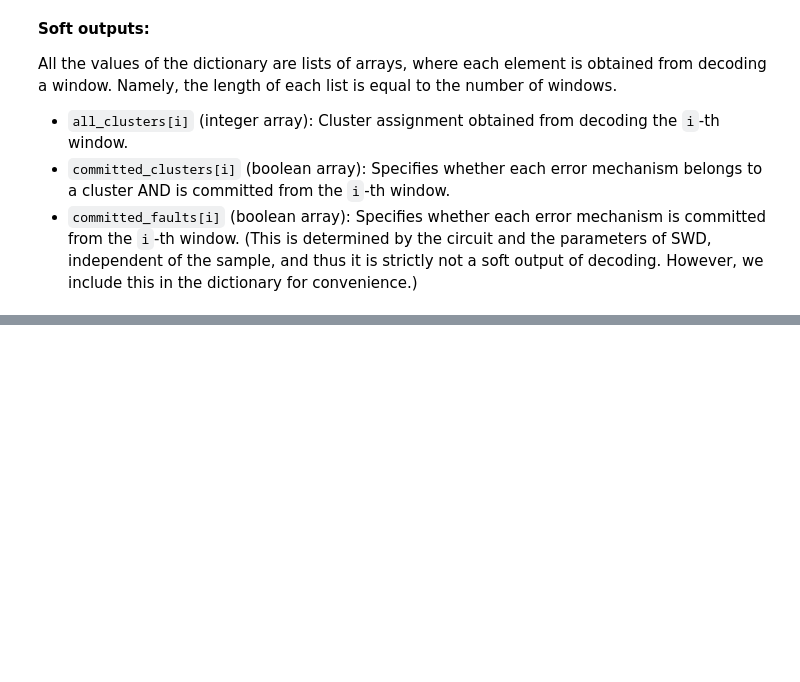
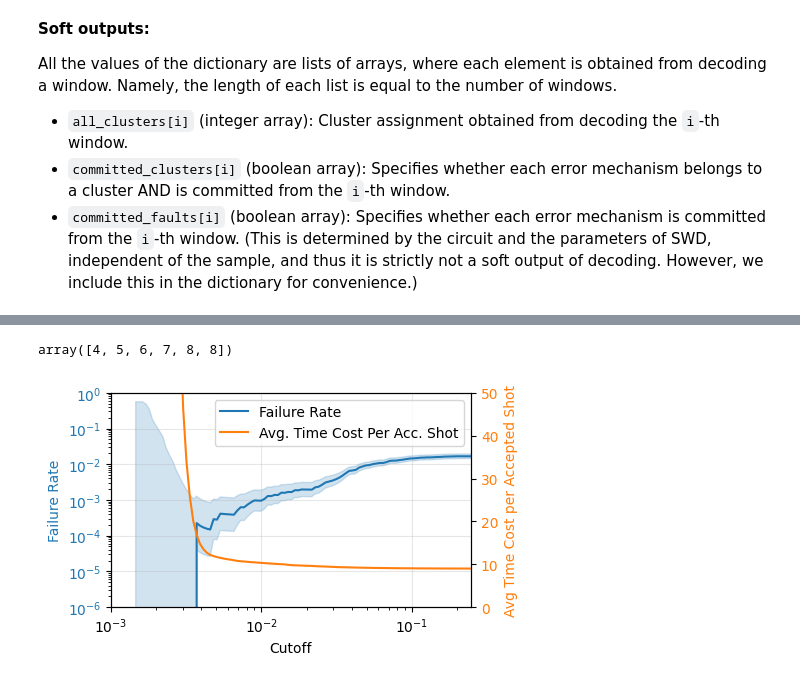
Before and after one commit to seokhyung-lee/ldpc-post-selection, a Jupyter notebook: examples/basic_usage.ipynb, the cells around one changed output, grey strips where cells are left out. Cells and saved outputs as stored; diff of their text form; code cells hidden in the pictures; blank space fills up the shorter version.

```diff
--- a/examples/basic_usage.ipynb
+++ b/examples/basic_usage.ipynb
@@ -297,0 +386,10 @@ array([0.00267203, 0.00261861, 0.00228015, 0.00174003])
+# %%
+window_indices = np.arange(norm_fracs.shape[1]) + lookback_window_size - 1
+round_indices = window_indices * commit_size + window_size - 1
+round_indices = np.minimum(round_indices, total_rounds - 1)
+
+# Round indice for each evaluation region (row of norm_fracs)
+# The final data qubit measurement is treated to be included in the last round.
+round_indices
+# %% [output]
+array([4, 5, 6, 7, 8, 8])
@@ -297,0 +423,64 @@ array([0.00267203, 0.00261861, 0.00228015, 0.00174003])
+# %%
+from statsmodels.stats.proportion import proportion_confint
+
+accepted = aborted_rounds == -1
+last_rounds = np.where(accepted, round_indices[-1], aborted_rounds)
+
+num_accepted = np.sum(accepted, axis=0)
+
+avg_time_cost_per_accepted_shot = np.sum(last_rounds + 1, axis=0) / np.sum(
+    accepted, axis=0
+)
+
+num_failures = np.sum(fails[:, np.newaxis] & accepted, axis=0)
+num_accepted = np.sum(accepted, axis=0)
+failure_rates = num_failures / num_accepted
+failure_rate_lower, failure_rate_upper = proportion_confint(
+    num_failures, num_accepted, alpha=0.05, method="wilson"
+)
+# %%
+# Plotting failure rate and average time cost vs cutoffs
+
+import matplotlib.pyplot as plt
+
+fig, ax1 = plt.subplots(figsize=(5, 3))
+
+# Plot failure rate on left y-axis
+color1 = "tab:blue"
+ax1.set_xlabel("Cutoff")
+ax1.set_ylabel("Failure Rate", color=color1)
+ax1.plot(cutoffs, failure_rates, color=color1, label="Failure Rate")
+ax1.fill_between(
+    cutoffs, failure_rate_lower, failure_rate_upper, color=color1, alpha=0.2
+)
+ax1.tick_params(axis="y", labelcolor=color1)
+ax1.grid(True, alpha=0.3)
+
+# Create second y-axis for average time cost
+ax2 = ax1.twinx()
+color2 = "tab:orange"
+ax2.set_ylabel("Avg Time Cost per Accepted Shot", color=color2)
+ax2.plot(
+    cutoffs,
+    avg_time_cost_per_accepted_shot,
+    color=color2,
+    label="Avg. Time Cost Per Acc. Shot",
+)
+ax2.tick_params(axis="y", labelcolor=color2)
+
+# Add a legend
+lines1, labels1 = ax1.get_legend_handles_labels()
+lines2, labels2 = ax2.get_legend_handles_labels()
+ax1.legend(lines1 + lines2, labels1 + labels2)
+
+ax1.set_xscale("log")
+ax1.set_yscale("log")
+
+ax1.set_xlim(1e-3, max(cutoffs))
+ax1.set_ylim(1e-6, 1)
+ax2.set_ylim(0, 50)
+
+plt.tight_layout()
+plt.show()
+# %% [output]
+[figure, added]
```
Also changed, not shown: parts of 14 cells of this notebook, 1 other file.
